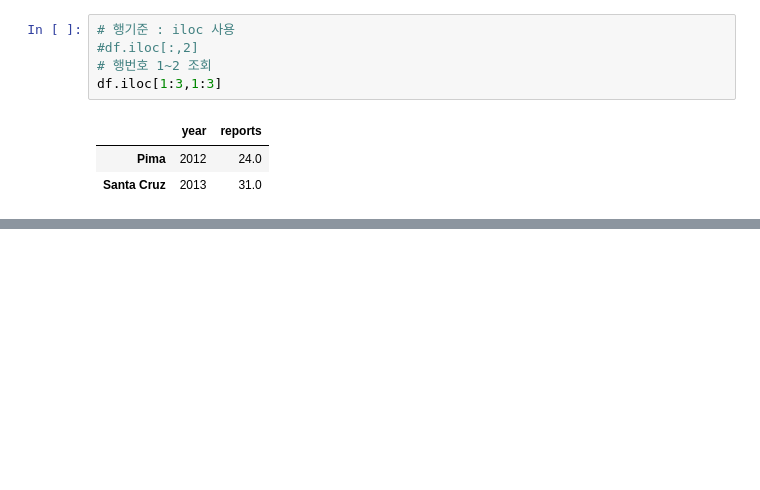
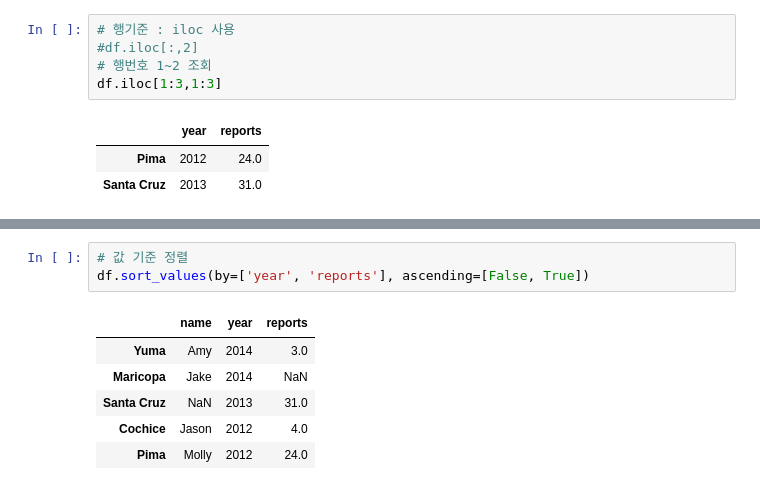
Before and after one commit to junheeyoon/-Study, a Jupyter notebook: Python_기초정리.ipynb, the cells around one changed output, grey strips where cells are left out. Drawn from its saved outputs; the diff is of its cells as text; blank space fills up the shorter version.

```diff
--- a/Python_기초정리.ipynb
+++ b/Python_기초정리.ipynb
@@ -374,0 +366,10 @@ dir(pd)
+# %%
+# 값 기준 정렬
+df.sort_values(by=['year', 'reports'], ascending=[False, True])
+# %% [output]
+|  | name | year | reports |
+| Yuma | Amy | 2014 | 3.0 |
+| Maricopa | Jake | 2014 | NaN |
+| Santa Cruz | NaN | 2013 | 31.0 |
+| Cochice | Jason | 2012 | 4.0 |
+| Pima | Molly | 2012 | 24.0 |
```
Also changed, not shown: parts of 11 cells of this notebook.
